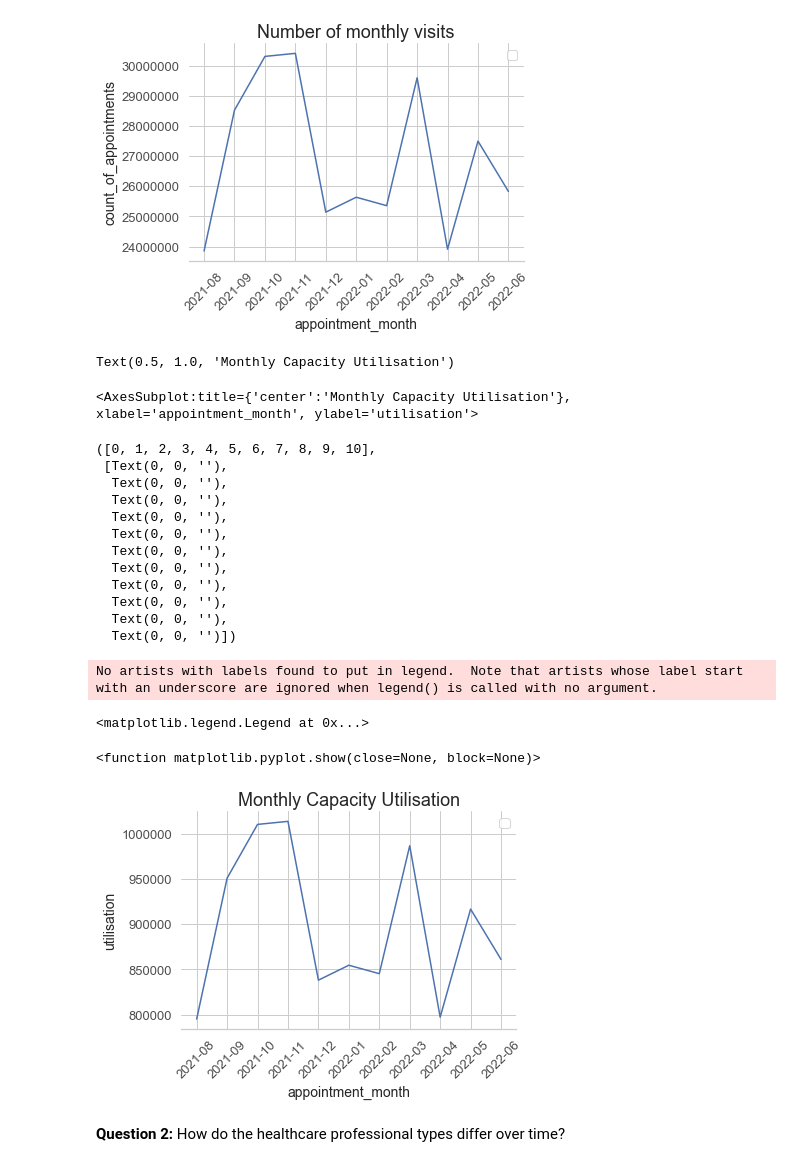
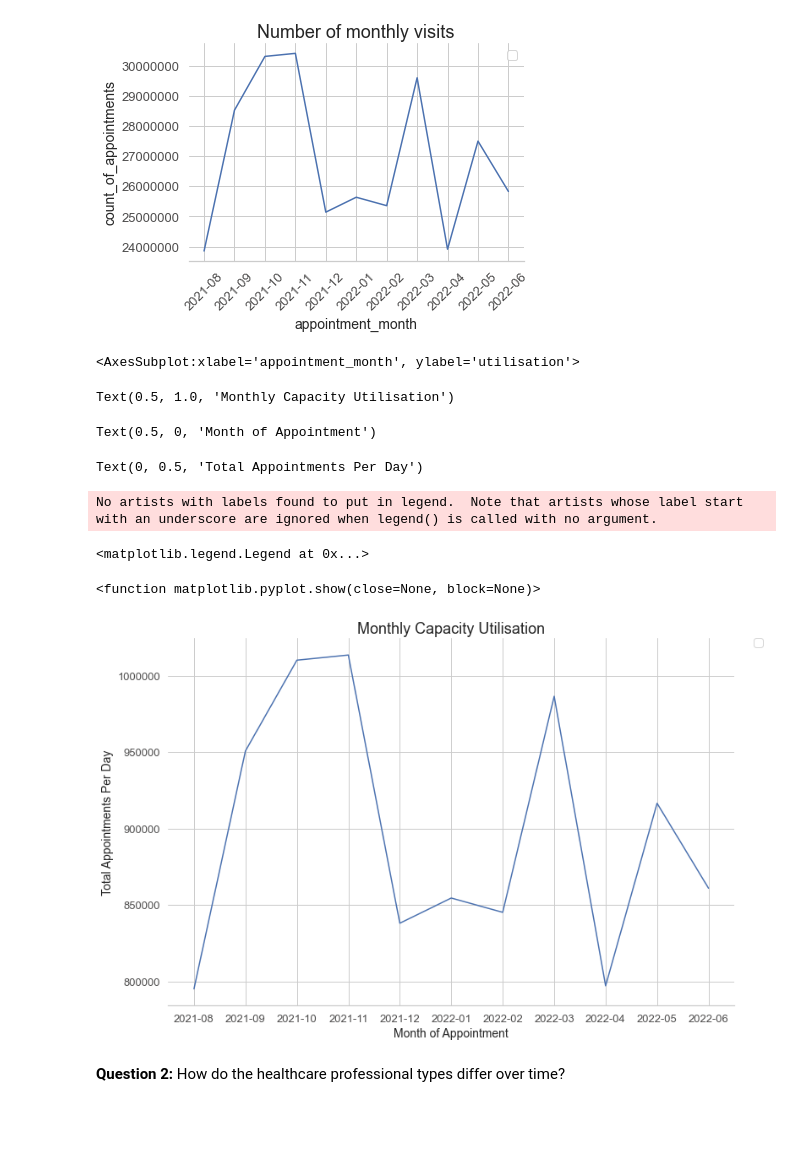
Before and after one commit to mikebenas/LSE_DA_NHS_analysis, a Jupyter notebook: Benas_Mike_DA201_Assignment_Notebook.ipynb, the cells around one changed output. Cells and saved outputs as stored; diff of their text form; code cells hidden in the pictures; blank space fills up the shorter version.

```diff
--- a/Benas_Mike_DA201_Assignment_Notebook.ipynb
+++ b/Benas_Mike_DA201_Assignment_Notebook.ipynb
@@ -1208,33 +1208,25 @@ No artists with labels found to put in legend.  Note that artists whose label st
 [figure]
 # %%
 # Plot monthly capacity utilisation.
-plt.title("Monthly Capacity Utilisation")
-
+fig, ax = plt.subplots()
+fig.set_size_inches(12, 8)
 sns.despine(left=True);
 sns.lineplot(x='appointment_month', y='utilisation', data=ar_df)
+plt.title("Monthly Capacity Utilisation")
+plt.xlabel('Month of Appointment')
+plt.ylabel('Total Appointments Per Day')
 plt.ticklabel_format(style='plain', axis='y')
-plt.xticks(rotation=45)
-plt.legend(loc='best')
+plt.legend(bbox_to_anchor=(1.05, 1), loc='best', borderaxespad=0)
 plt.show
 # %% [output]
-Text(0.5, 1.0, 'Monthly Capacity Utilisation')
+<AxesSubplot:xlabel='appointment_month', ylabel='utilisation'>
-<AxesSubplot:title={'center':'Monthly Capacity Utilisation'}, xlabel='appointment_month', ylabel='utilisation'>
+Text(0.5, 1.0, 'Monthly Capacity Utilisation')
-([0, 1, 2, 3, 4, 5, 6, 7, 8, 9, 10],
- [Text(0, 0, ''),
-  Text(0, 0, ''),
-  Text(0, 0, ''),
-  Text(0, 0, ''),
-  Text(0, 0, ''),
-  Text(0, 0, ''),
-  Text(0, 0, ''),
-  Text(0, 0, ''),
-  Text(0, 0, ''),
-  Text(0, 0, ''),
-  Text(0, 0, '')])
+Text(0.5, 0, 'Month of Appointment')
-No artists with labels found to put in legend.  Note that artists whose label start with an underscore are ignored when legend() is called with no argument.
+Text(0, 0.5, 'Total Appointments Per Day')
-<matplotlib.legend.Legend at 0x...>
+No artists with labels found to put in legend.  Note that artists whose label start with an underscore are ignored when legend() is called with no argument.
-<function matplotlib.pyplot.show(close=None, block=None)>
+<matplotlib.legend.Legend at 0x...>
+<function matplotlib.pyplot.show(close=None, block=None)>
-[figure, old version]
+[figure, new version]
 # %% [markdown]
 **Question 2:** How do the healthcare professional types differ over time?
 # %%
```
Also changed, not shown: parts of 8 cells of this notebook.
